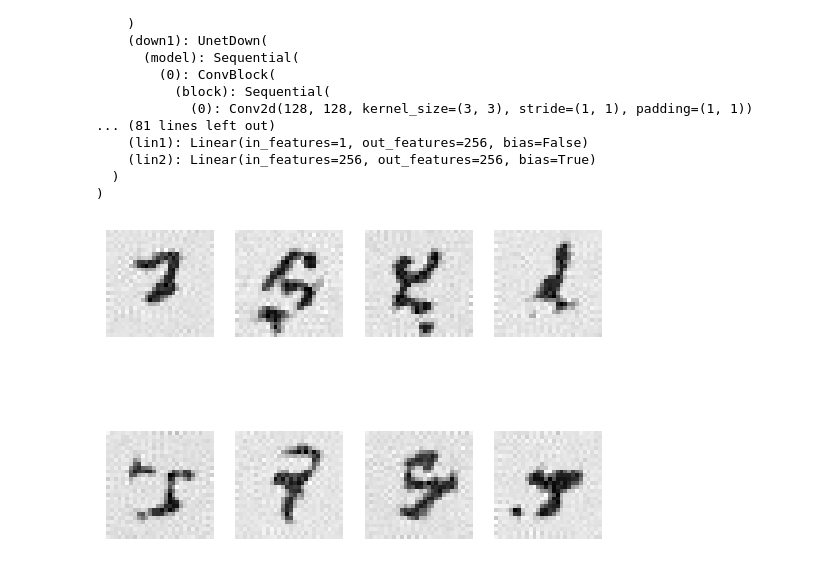
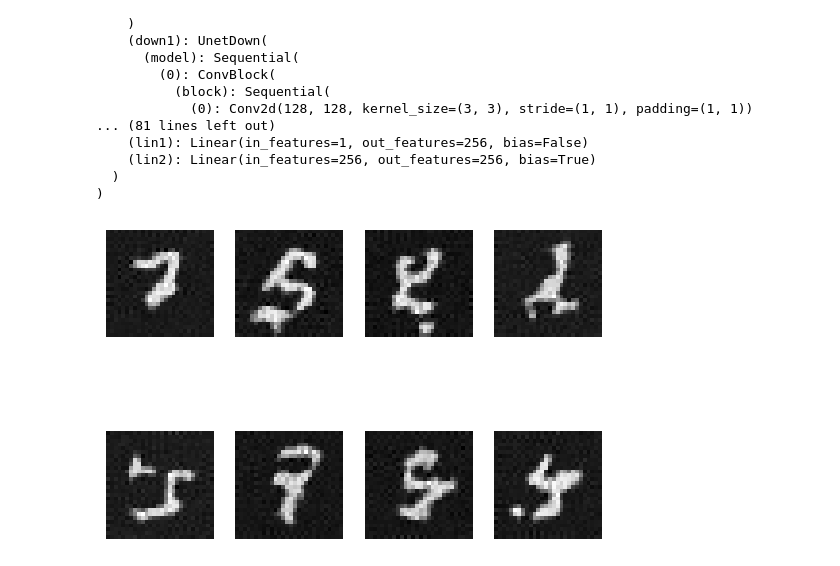
Before and after one commit to thomasmarchioro3/hy673_tutorial11, a Jupyter notebook: 04_generate.ipynb, the cells around one changed output. Cells and saved outputs as stored; diff of their text form; code cells hidden in the pictures.

```diff
--- a/04_generate.ipynb
+++ b/04_generate.ipynb
@@ -80,16 +80,16 @@ def sample(model, n_T, n_samples, sample_shape, device, schedules):
 # %%
 n_samples = 8
 
 x_hat = sample(unet, n_T, n_samples, (1, 28, 28), device, schedules)
 x_hat = x_hat.detach().cpu().numpy().reshape(-1, 28, 28)
 
 import matplotlib.pyplot as plt
 
 for i, img in enumerate(x_hat):
     plt.subplot(2, 4, i+1)
-    plt.imshow(img, cmap='binary')
+    plt.imshow(img, cmap='gray')
     plt.axis('off')
 
 plt.draw()
 # %% [output]
-[figure, old version]
+[figure, new version]
```
Also changed, not shown: 1 other file.
